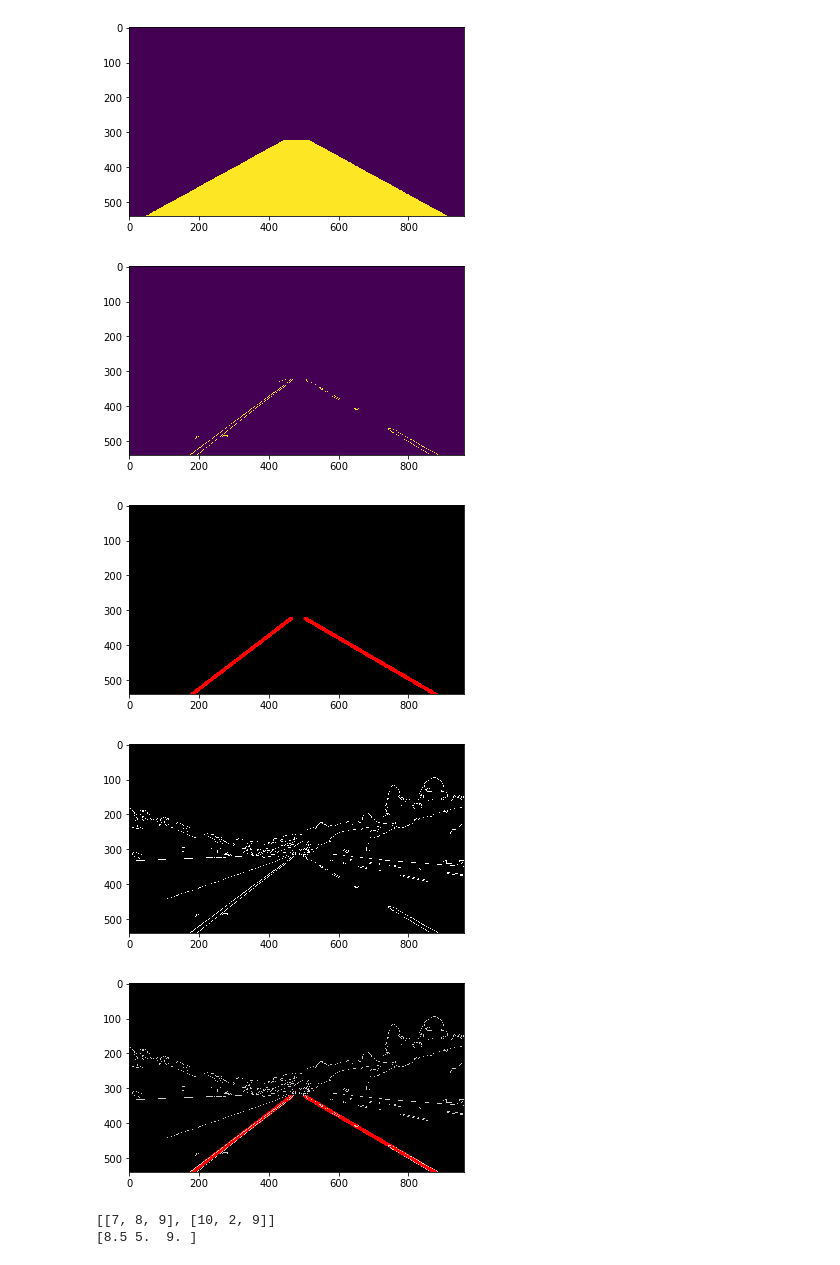
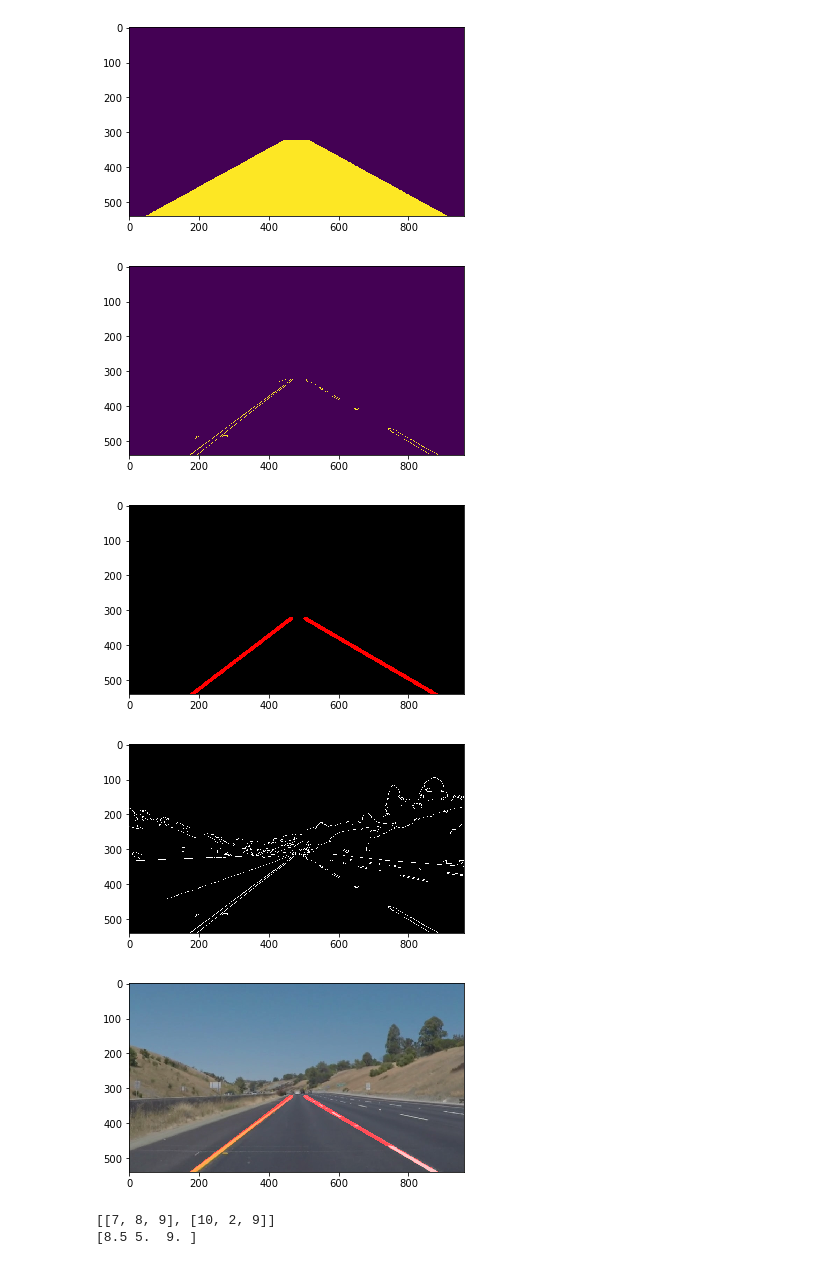
Before and after one commit to faabdal1/Udacity_nanodegree, a Jupyter notebook: Project_1_Finding_lanes/Test.ipynb, the cells around one changed output. Drawn from its saved outputs; the diff is of its cells as text; code cells hidden in the pictures.

```diff
--- a/Project_1_Finding_lanes/Test.ipynb
+++ b/Project_1_Finding_lanes/Test.ipynb
@@ -59,6 +59,7 @@ rho = 1 # distance resolution in pixels of the Hough grid
 theta = np.pi/180 # angular resolution in radians of the Hough grid
 threshold = 20   # minimum number of votes (intersections in Hough grid cell)
 min_line_length = 25 #minimum number of pixels making up a line
+max_line_gap = 50
 
 # maximum gap in pixels between connectable line segments
 line_image = np.copy(image)*0 # creating a blank to draw lines on
@@ -67,6 +68,8 @@ line_image = np.copy(image)*0 # creating a blank to draw lines on
 # Output "lines" is an array containing endpoints of detected line segments
 lines = cv2.HoughLinesP(masked_edges, rho, theta, threshold, np.array([]),
                             min_line_length, max_line_gap)
+
+
 
 # Iterate over the output "lines" and draw lines on a blank image
 
@@ -108,35 +111,35 @@ if (left_cor != []):
     y2_n = (imshape[0])*3/5
     x2_n = (y2_n - b)/slope
     cv2.line(line_image,(int(x1_n),int(y1_n)),(int(x2_n),int(y2_n)),(255,0,0),10)
 plt.figure()
 
 
 plt.imshow(line_image)
 
 # Create a "color" binary image to combine with line image
 color_edges = np.dstack((edges, edges, edges))
 plt.figure()
 plt.imshow(color_edges)
 
 # Draw the lines on the edge image
-lines_edges = cv2.addWeighted(color_edges, 0.8, line_image, 1, 0)
+lines_edges = cv2.addWeighted(image, 0.8, line_image, 1, 0)
 plt.figure()
 plt.imshow(lines_edges)
 
 #plt.imshow(image)
 # %% [output]
 (540, 960, 3)
 384.0
 [[195, 539, 469, 324, -0.7846715328467153], [176, 539, 367, 395, -0.7539267015706806], [204, 518, 399, 372, -0.7487179487179487], [372, 393, 464, 324, -0.75], [267, 481, 468, 324, -0.7810945273631841] ...
 <matplotlib.image.AxesImage at 0x...>
 [figure]
 [figure]
 [figure]
 [figure]
 [figure]
 [figure]
 [figure]
-[figure, old version]
+[figure, new version]
 # %%
 import numpy as np
 
```
Also changed, not shown: 5 other files.
